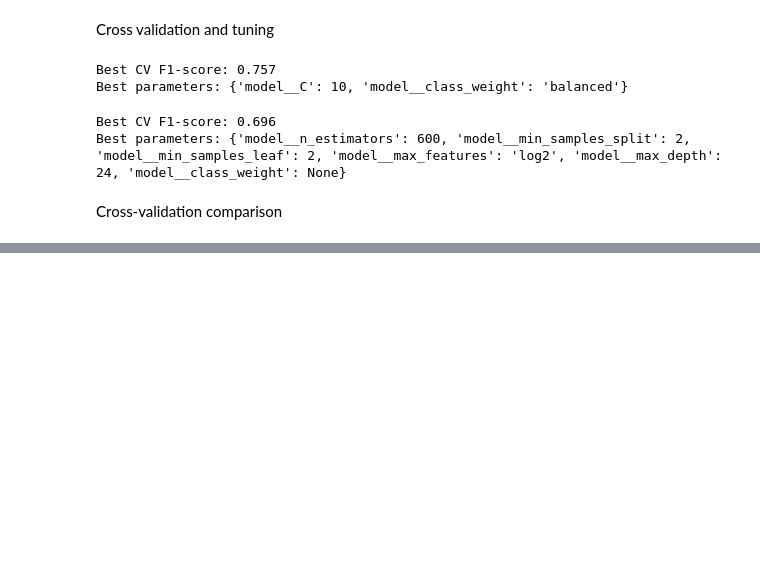
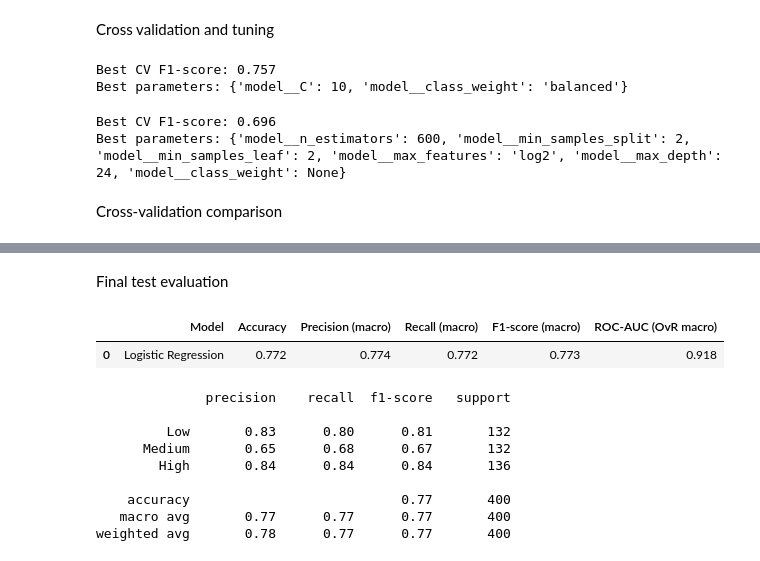
Before and after one commit to elgmouriabderrahim/student-mental-health-risk-prediction, a Jupyter notebook: notebooks/04_optimization_and_evaluation.ipynb, the cells around one changed output, grey strips where cells are left out. Drawn from its saved outputs; the diff is of its cells as text; code cells hidden in the pictures; blank space fills up the shorter version.

```diff
--- a/notebooks/04_optimization_and_evaluation.ipynb
+++ b/notebooks/04_optimization_and_evaluation.ipynb
@@ -204,0 +234,46 @@ Cross-validation comparison
+# %% [markdown]
+Final test evaluation
+# %%
+best_name = comparison.iloc[0]["Model"]
+best_pipeline = searches[best_name].best_estimator_
+
+y_pred = best_pipeline.predict(X_test)
+y_probability = best_pipeline.predict_proba(X_test)
+
+test_results = pd.DataFrame([{
+    "Model": best_name,
+    "Accuracy": accuracy_score(y_test, y_pred),
+    "Precision (macro)": precision_score(
+        y_test, y_pred, average="macro", zero_division=0
+    ),
+    "Recall (macro)": recall_score(
+        y_test, y_pred, average="macro", zero_division=0
+    ),
+    "F1-score (macro)": f1_score(
+        y_test, y_pred, average="macro", zero_division=0
+    ),
+    "ROC-AUC (OvR macro)": roc_auc_score(
+        y_test, y_probability, multi_class="ovr", average="macro"
+    ),
+}])
+
+display(test_results.round(3))
+
+print(classification_report(
+    y_test,
+    y_pred,
+    target_names=CLASS_NAMES,
+    zero_division=0
+))
+# %% [output]
+|  | Model | Accuracy | Precision (macro) | Recall (macro) | F1-score (macro) | ROC-AUC (OvR macro) |
+| 0 | Logistic Regression | 0.772 | 0.774 | 0.772 | 0.773 | 0.918 |
+              precision    recall  f1-score   support
+
+         Low       0.83      0.80      0.81       132
+      Medium       0.65      0.68      0.67       132
+        High       0.84      0.84      0.84       136
+
+    accuracy                           0.77       400
+   macro avg       0.77      0.77      0.77       400
+weighted avg       0.78      0.77      0.77       400
```
Also changed, not shown: parts of 3 cells of this notebook.
